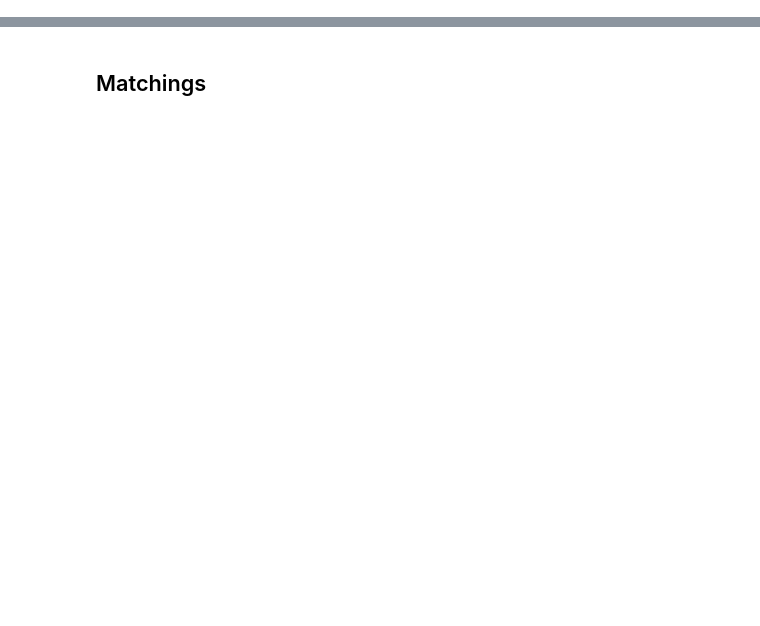
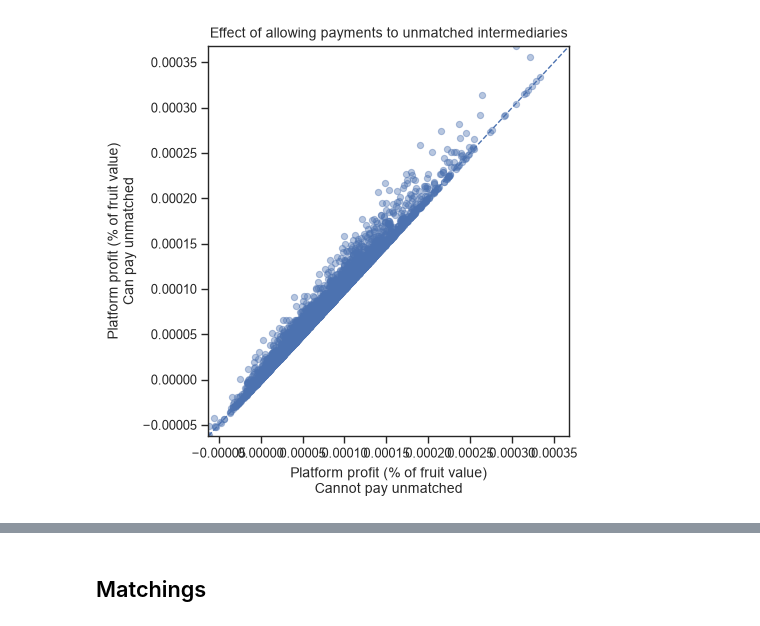
Before and after one commit to nachatjatu/StablePlatformMatching, a Jupyter notebook: notebooks/exp_3_results.ipynb, the cells around one changed output, grey strips where cells are left out. Saved outputs shown, nothing was run; the diff lists cells and outputs as text; code cells hidden in the pictures; blank space fills up the shorter version.

Commit message:
new experiments, fixed VRP # of trucks bug, improved graph algorithms

```diff
--- a/notebooks/exp_3_results.ipynb
+++ b/notebooks/exp_3_results.ipynb
@@ -18,0 +474,44 @@ instance = Instance.from_yaml(Path('../data/anon_14_day_instances/2020-08-27.yam
+# %%
+fig, ax = plt.subplots(figsize=(5, 5))
+
+x = runs["profit_pct_no_pay"]
+y = runs["profit_pct_pay"]
+
+ax.scatter(
+    x,
+    y,
+    alpha=0.4,
+    s=20,
+)
+
+lo = min(x.min(), y.min())
+hi = max(x.max(), y.max())
+
+ax.plot(
+    [lo, hi],
+    [lo, hi],
+    linestyle="--",
+    linewidth=1,
+)
+
+ax.set_xlim(lo, hi)
+ax.set_ylim(lo, hi)
+
+ax.set_xlabel(
+    "Platform profit (% of fruit value)\n"
+    "Cannot pay unmatched"
+)
+
+ax.set_ylabel(
+    "Platform profit (% of fruit value)\n"
+    "Can pay unmatched"
+)
+
+ax.set_title(
+    "Effect of allowing payments to unmatched intermediaries"
+)
+
+plt.tight_layout()
+plt.show()
+# %% [output]
+[figure, added]
```
Also changed, not shown: parts of 26 cells of this notebook, 32 other files.
